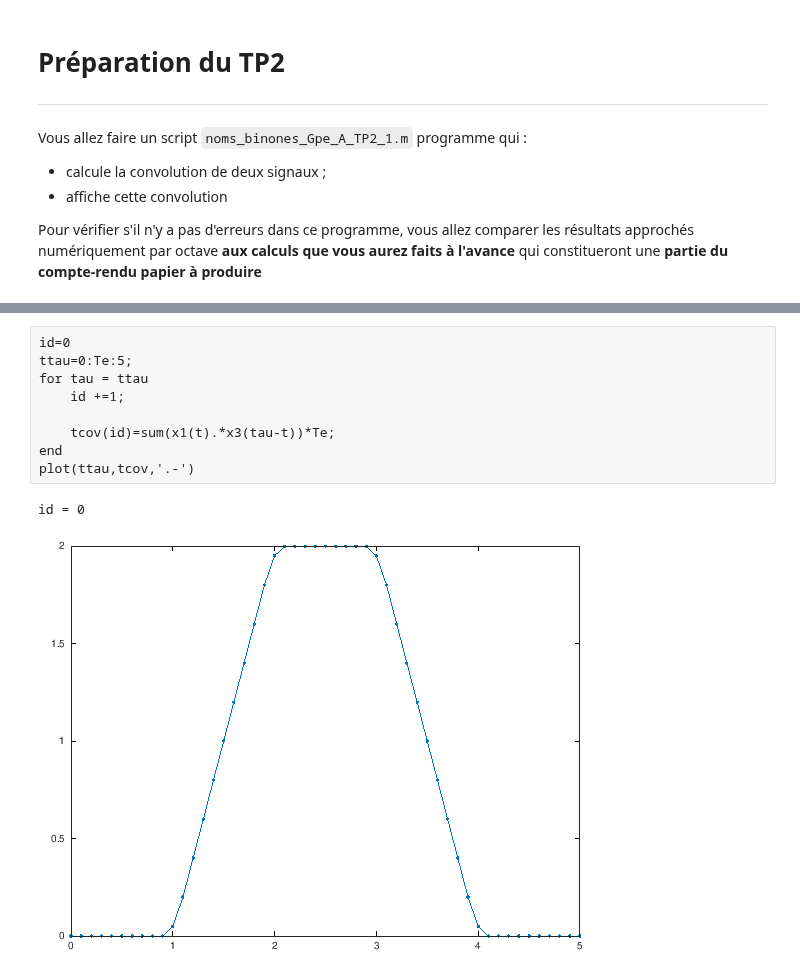
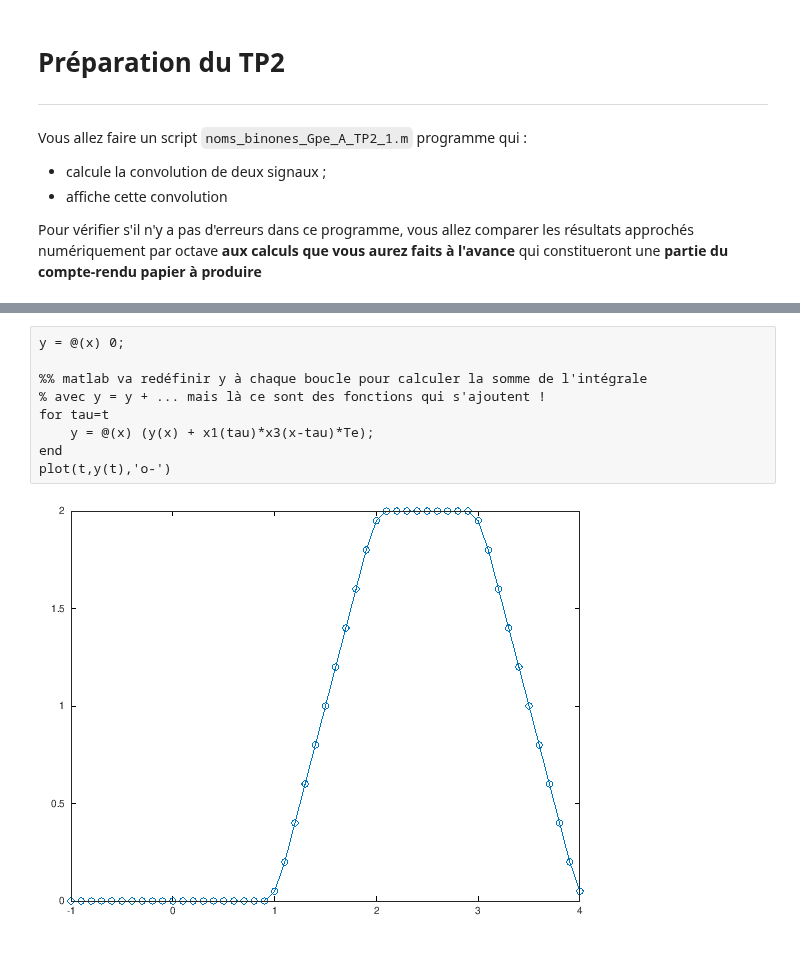
Before and after one commit to balaise31/Signal, a Jupyter notebook: continu/tp/TP2.ipynb, the cells around one changed output, grey strips where cells are left out. Drawn from its saved outputs; the diff is of its cells as text.

```diff
--- a/continu/tp/TP2.ipynb
+++ b/continu/tp/TP2.ipynb
@@ -90,15 +35,14 @@ t=-1:Te:4;
 plot(t,x1(t),'.-',t,x3(t),'.-')
 # %% [output]
 [figure]
-# %%
-id=0
-ttau=0:Te:5;
-for tau = ttau
-    id +=1;
-
-    tcov(id)=sum(x1(t).*x3(tau-t))*Te;
-end
-plot(ttau,tcov,'.-')
-# %% [output]
-id = 0
-[figure, removed]
+# %%
+y = @(x) 0;
+
+%% matlab va redéfinir y à chaque boucle pour calculer la somme de l'intégrale
+% avec y = y + ... mais là ce sont des fonctions qui s'ajoutent !
+for tau=t
+    y = @(x) (y(x) + x1(tau)*x3(x-tau)*Te);
+end
+plot(t,y(t),'o-')
+# %% [output]
+[figure, added]
```
Also changed, not shown: parts of 12 cells of this notebook, 11 other files.
